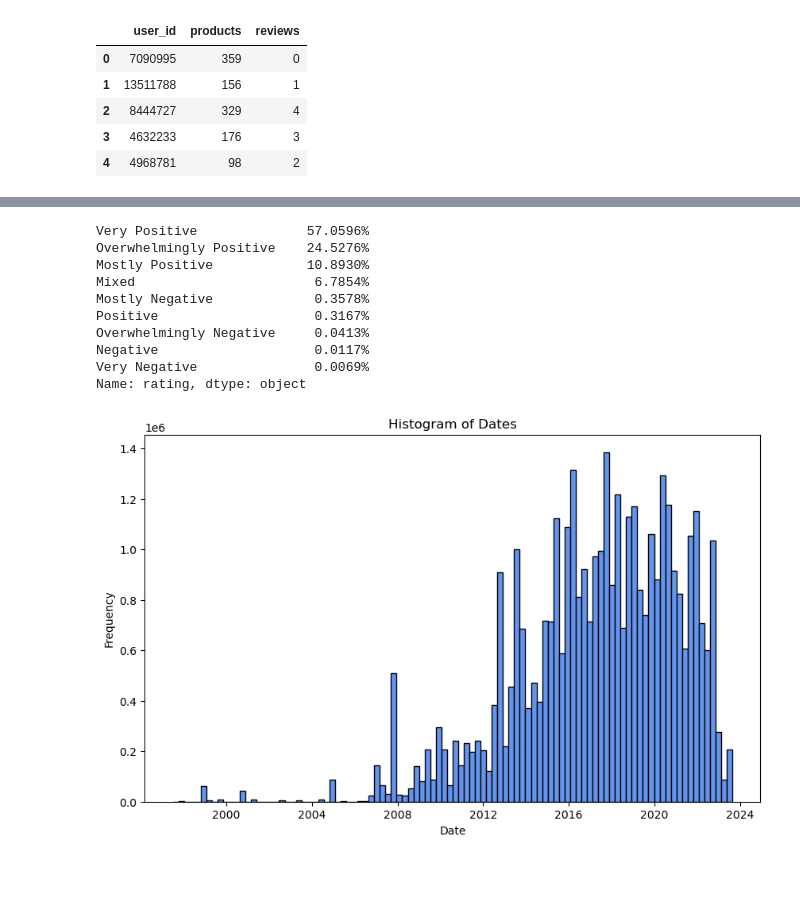
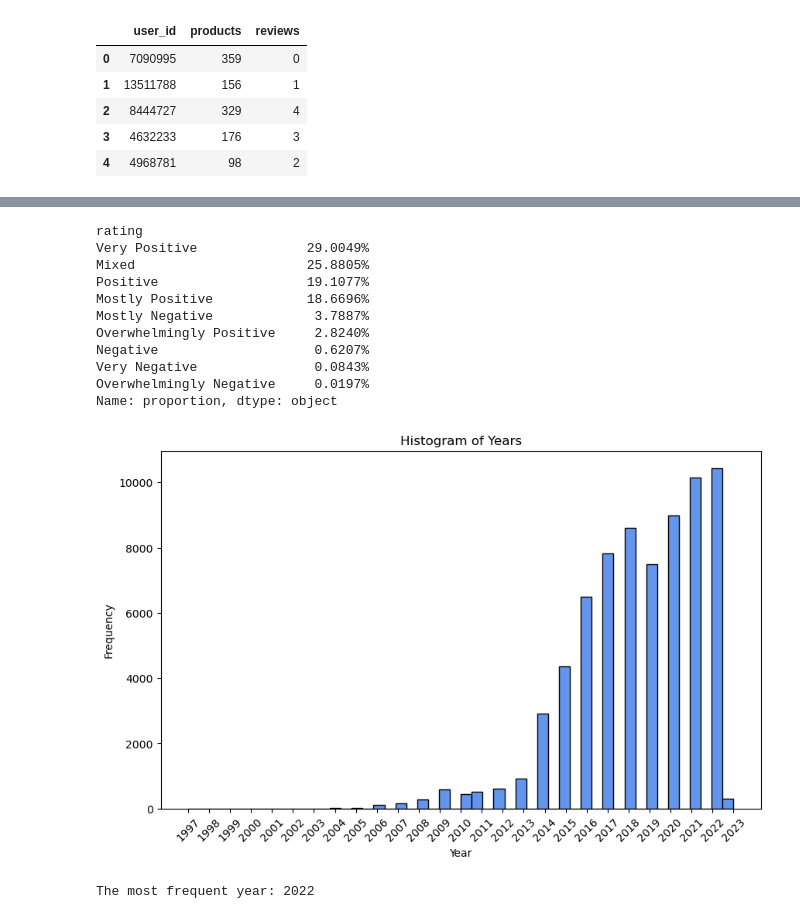
Before and after one commit to pbykova/EDA_games_steam, a Jupyter notebook: Game recommendation in Steam.ipynb, the cells around one changed output, grey strips where cells are left out. Drawn from its saved outputs; the diff is of its cells as text; code cells hidden in the pictures; blank space fills up the shorter version.

```diff
--- a/Game recommendation in Steam.ipynb
+++ b/Game recommendation in Steam.ipynb
@@ -98,3 +107,4 @@ games = games.drop(columns_to_drop, axis=1)
 # %%
-games.head()
+games1 = pd.read_csv('./games1.csv')
+games1.head()
 # %% [output]
@@ -152,30 +173,40 @@ plt.show()
 # %%
 # Counting percentage of ratings
-percentage_distribution = games['rating'].value_counts(normalize=True) * 100
+percentage_distribution = games1['rating'].value_counts(normalize=True) * 100
 
 # Printing the result
 print(percentage_distribution.map('{:.4f}%'.format))
 # %% [output]
-Very Positive              57.0596%
-Overwhelmingly Positive    24.5276%
-Mostly Positive            10.8930%
-Mixed                       6.7854%
-Mostly Negative             0.3578%
-Positive                    0.3167%
-Overwhelmingly Negative     0.0413%
-Negative                    0.0117%
-Very Negative               0.0069%
-Name: rating, dtype: object
+rating
+Very Positive              29.0049%
+Mixed                      25.8805%
+Positive                   19.1077%
+Mostly Positive            18.6696%
+Mostly Negative             3.7887%
+Overwhelmingly Positive     2.8240%
+Negative                    0.6207%
+Very Negative               0.0843%
+Overwhelmingly Negative     0.0197%
+Name: proportion, dtype: object
 # %%
 # Converting the 'date_release' to a datetime format
-games['date_release'] = pd.to_datetime(games['date_release'])
+games1['date_release'] = pd.to_datetime(games1['date_release'])
 
 # Plotting the histogram
 plt.figure(figsize=(10, 6))
-plt.hist(games['date_release'], bins=100, edgecolor='black', color = 'cornflowerblue')
-plt.title('Histogram of Dates')
-plt.xlabel('Date')
+plt.hist(games1['date_release'].dt.year, bins=50, edgecolor='black', color='cornflowerblue')  # Используем .dt.year
+plt.title('Histogram of Years')
+plt.xlabel('Year')
 plt.ylabel('Frequency')
+
+# Устанавливаем шаг оси x, чтобы отображать каждый год
+plt.xticks(range(games1['date_release'].dt.year.min(), games1['date_release'].dt.year.max() + 1), rotation=45)
+
 plt.show()
 # %% [output]
-[figure, old version]
+[figure, new version]
+# %%
+most_frequent_year = games1['date_release'].dt.year.mode()[0]
+print("The most frequent year:", most_frequent_year)
+# %% [output]
+The most frequent year: 2022
```
Also changed, not shown: parts of 19 cells of this notebook.
